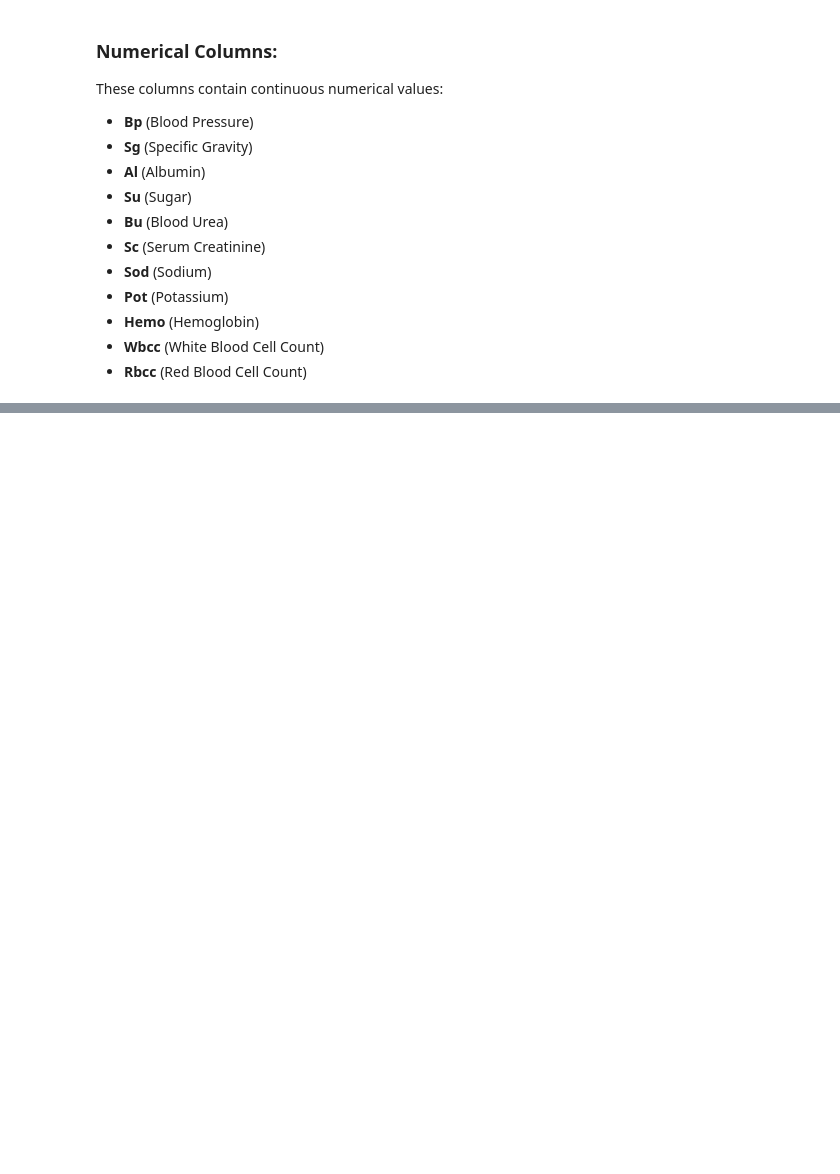
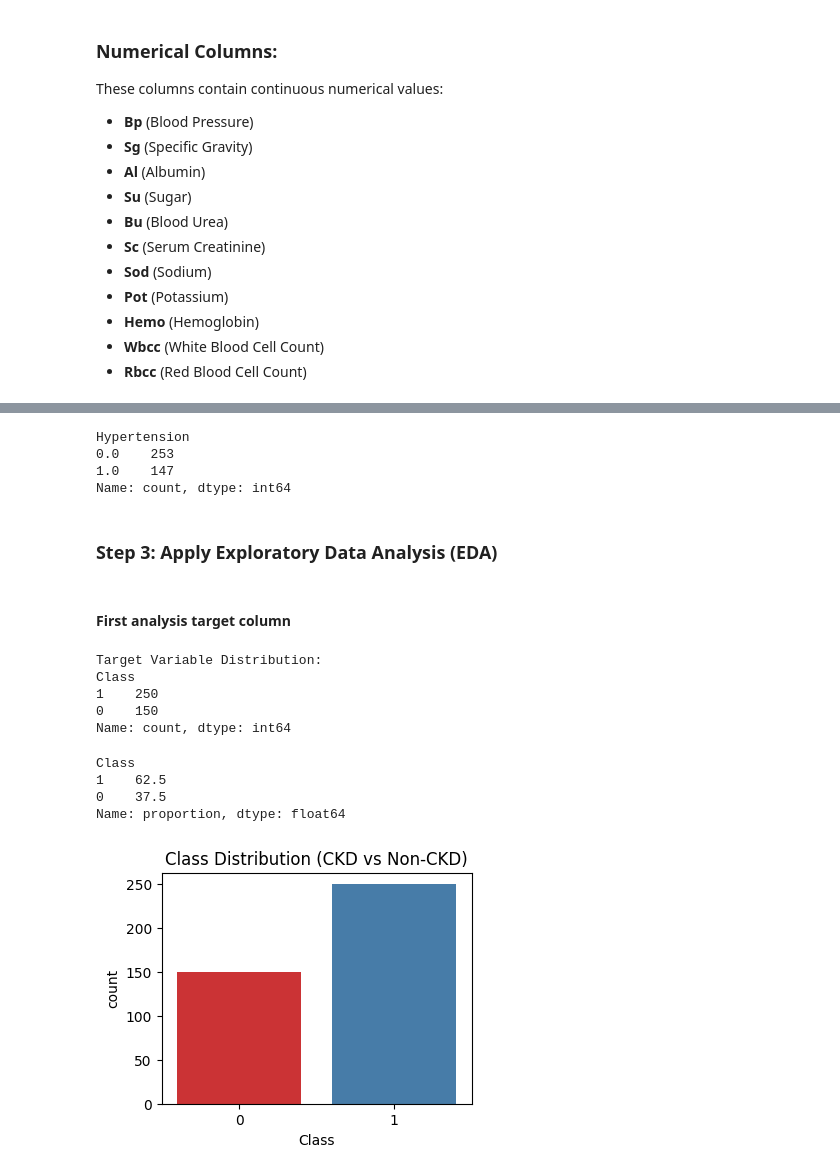
Before and after one commit to Angad143/HealthScope---A-Multi-Disease-Progression-and-Severity-Prediction-Platform, a Jupyter notebook: Kidney Disease Progression Prediction/Kidney_Disease_Prediction.ipynb, the cells around one changed output, grey strips where cells are left out. Saved outputs shown, nothing was run; the diff lists cells and outputs as text; code cells hidden in the pictures; blank space fills up the shorter version.

Commit message:
exporation of target column

```diff
--- a/Kidney Disease Progression Prediction/Kidney_Disease_Prediction.ipynb
+++ b/Kidney Disease Progression Prediction/Kidney_Disease_Prediction.ipynb
@@ -179,0 +191,40 @@ array([1., 0.])
+# %%
+# Replace 0.37 with the most frequent value (mode)
+df['Hypertension'] = df['Hypertension'].replace(0.37, df['Hypertension'].mode()[0])
+# %%
+print(df["Hypertension"].value_counts())
+# %% [output]
+Hypertension
+0.0    253
+1.0    147
+Name: count, dtype: int64
+# %% [markdown]
+### **Step 3: Apply Exploratory Data Analysis (EDA)**
+# %% [markdown]
+#### **First analysis target column**
+# %%
+# Checking the distribution of target variable
+print("\nTarget Variable Distribution:")
+print(df['Class'].value_counts())
+# %% [output]
+Target Variable Distribution:
+Class
+1    250
+0    150
+Name: count, dtype: int64
+# %%
+# Percentage of CKD vs Non-CKD
+print(df['Class'].value_counts(normalize=True) * 100)
+# %% [output]
+Class
+1    62.5
+0    37.5
+Name: proportion, dtype: float64
+# %%
+# CountPlot for target variable
+plt.figure(figsize=(4,3))
+sns.countplot(x=df['Class'], hue=df['Class'], palette="Set1", legend=False)
+plt.title("Class Distribution (CKD vs Non-CKD)")
+plt.show()
+# %% [output]
+[figure, added]
```
Also changed, not shown: parts of 4 cells of this notebook.
